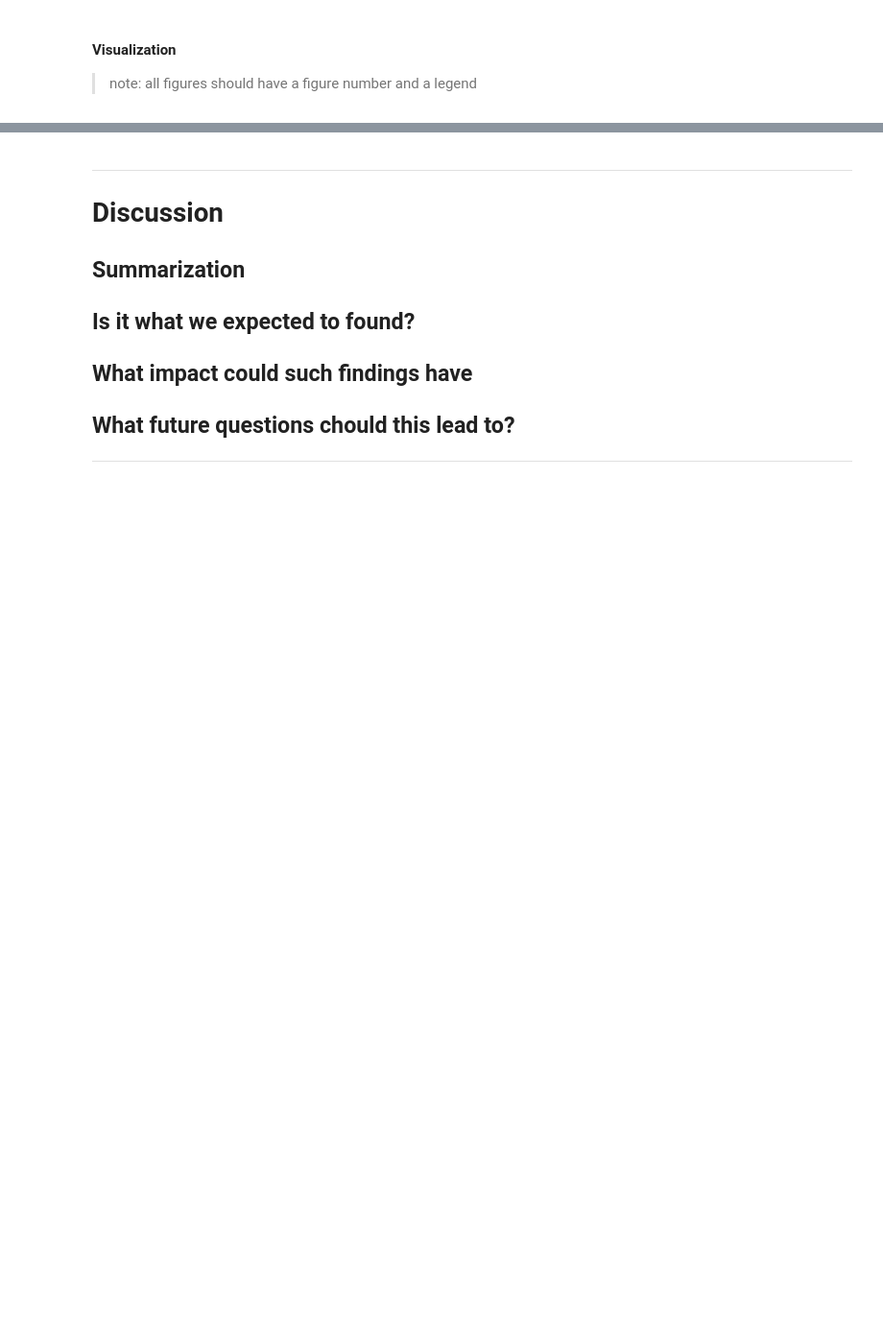
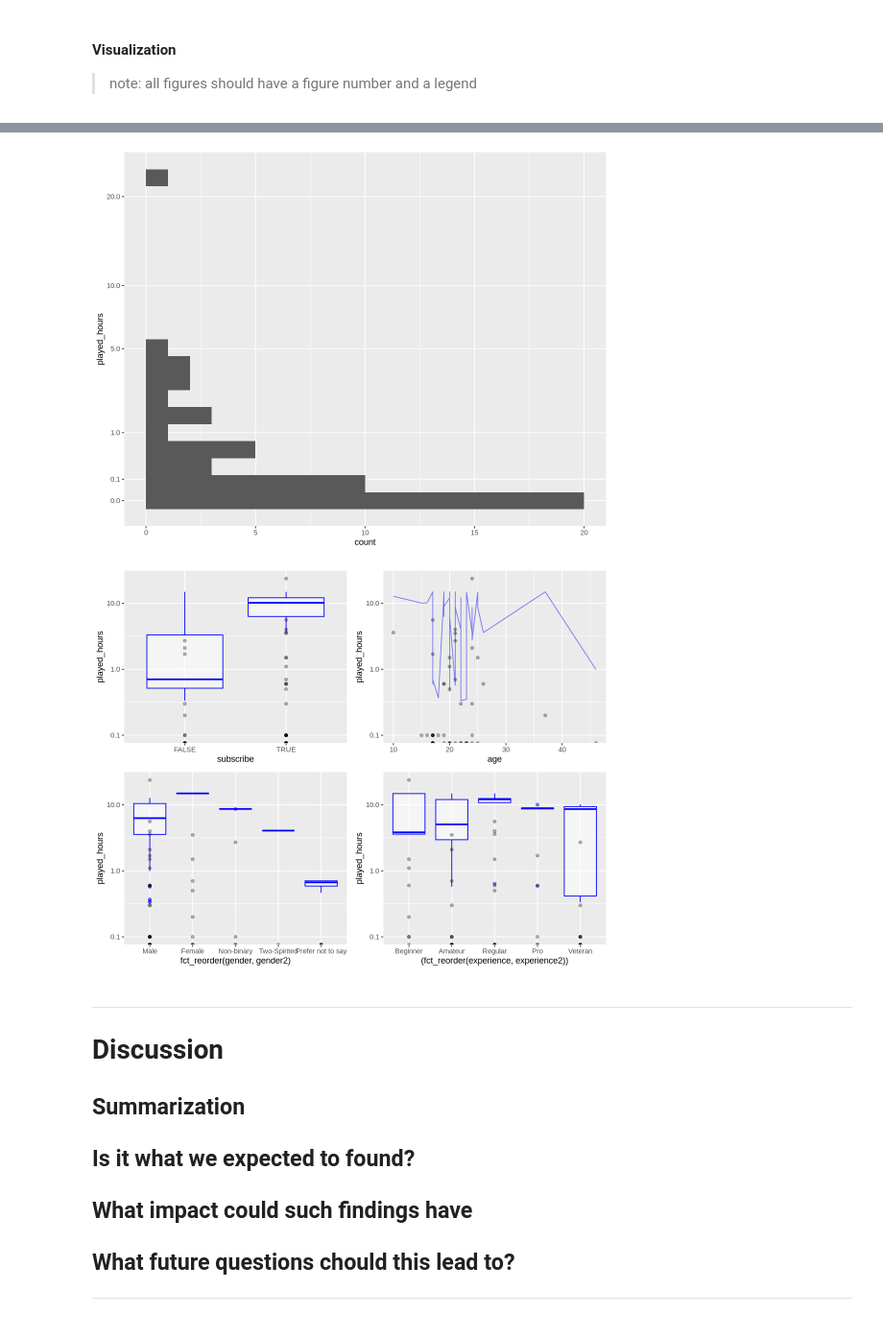
Before and after one commit to cars0njan/dsci-100-project, a Jupyter notebook: Final_report_group30.ipynb, the cells around one changed output, grey strips where cells are left out. Shown at 96% size. Saved outputs shown, nothing was run; the diff lists cells and outputs as text; code cells hidden in the pictures; blank space fills up the shorter version.

```diff
--- a/Final_report_group30.ipynb
+++ b/Final_report_group30.ipynb
@@ -287,3 +242,41 @@ Warning message:
 # %% [markdown]
 #### Visualization
 > note: all figures should have a figure number and a legend
+# %%
+h_pred <- players_pred |>
+    ggplot(aes(y=played_hours)) +
+    geom_histogram(binwidth=0.25) +
+        scale_y_sqrt(breaks = c(0, 0.1 , 1, 5, 10, 20),
+                    minor_breaks = NULL)
+
+
+a_pred <- players_pred |>
+    ggplot(aes(x=age, y=played_hours)) +
+        geom_line(aes(x=age, y=.pred), color='blue', alpha=0.5) +
+        geom_point(alpha=0.3) +
+        scale_y_log10()
+
+g_pred <- players_pred |>
+    ggplot(aes(y=played_hours,
+               x=fct_reorder(gender, gender2))) +
+        geom_boxplot(aes(x=gender, y=.pred), color='blue', alpha=0.5) +
+        geom_point(alpha=0.3) +
+        scale_y_log10()
+
+e_pred <- players_pred |>
+    ggplot(aes(y=played_hours,
+               x=(fct_reorder(experience, experience2)))) +
+        geom_boxplot(aes(x=experience, y=.pred), color='blue', alpha=0.5) +
+        geom_point(alpha=0.3) +
+        scale_y_log10()
+
+s_pred <- players_pred |>
+    ggplot(aes(y=played_hours, x=subscribe)) +
+        geom_boxplot(aes(x=subscribe, y=.pred), color='blue', alpha=0.5) +
+        geom_point(alpha=0.3) +
+        scale_y_log10()
+
+options(repr.plot.width=9)
+h_pred
+grid.arrange(s_pred, a_pred, g_pred, e_pred, ncol=2)
+# %% [output]
@@ -290,3 +291,5 @@ Warning message:
+[figure, added]
+[figure, added]
 # %% [markdown]
 ---
 # Discussion
```
Also changed, not shown: parts of 9 cells of this notebook.
